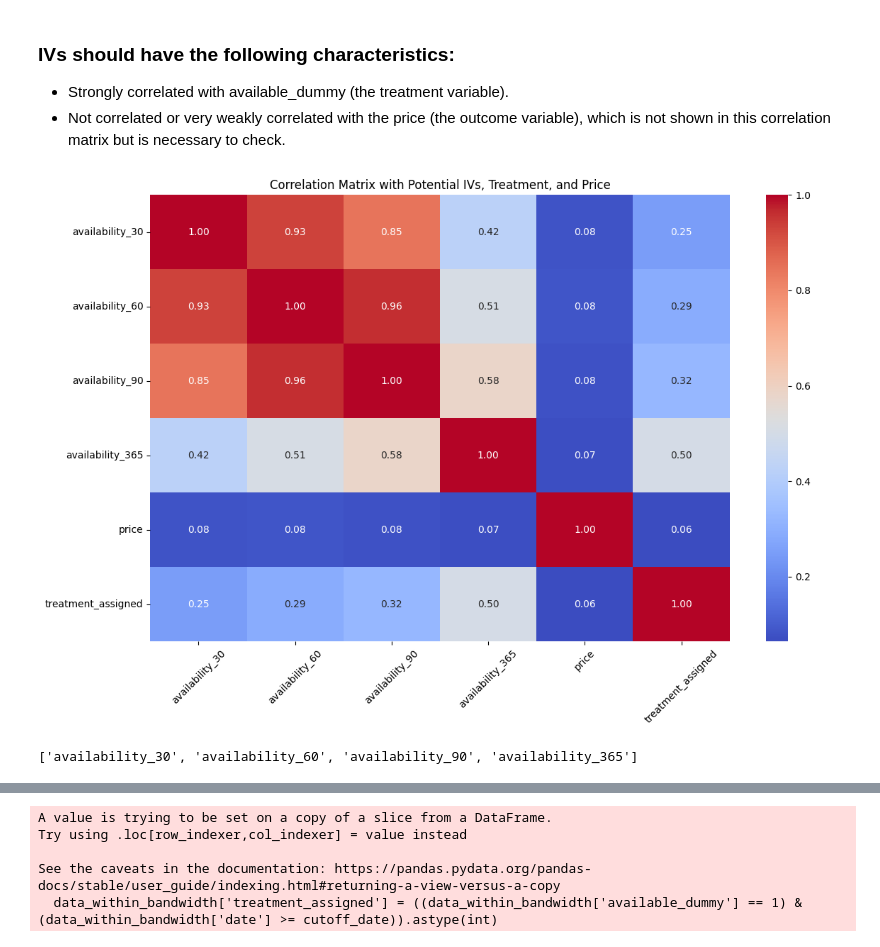
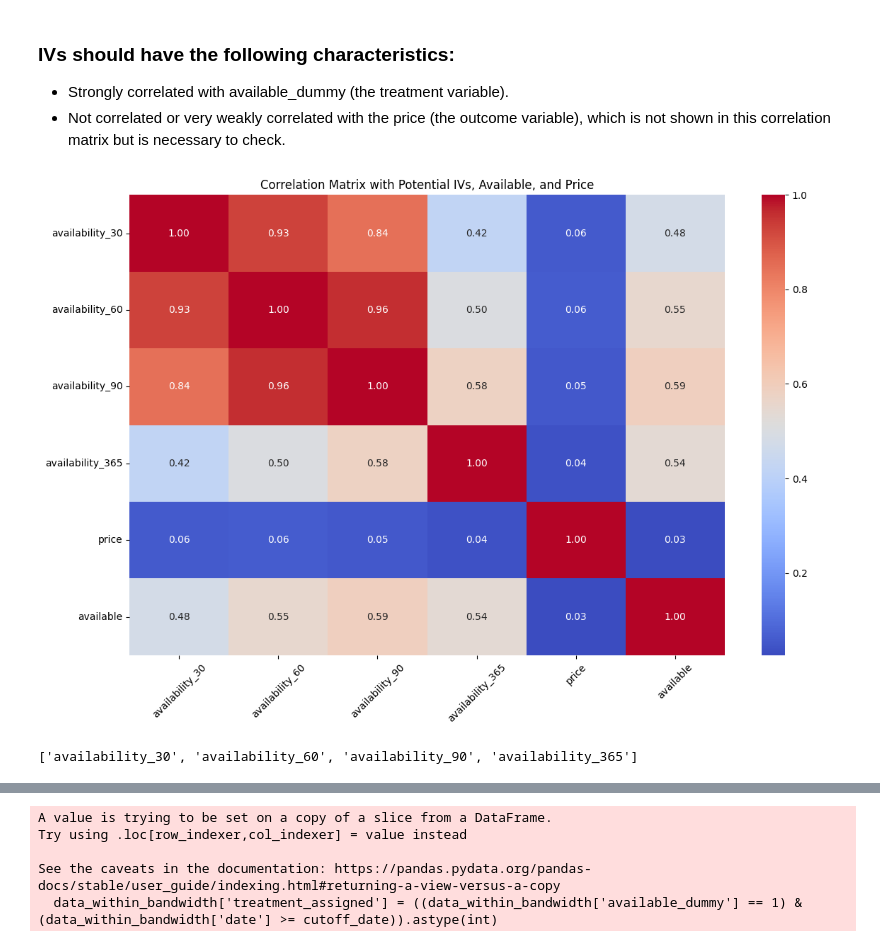
Before and after one commit to RyanPiao/Collusion-and-Algorithmic-Pricing, a Jupyter notebook: fuzzy_rdd_boston.ipynb, the cells around one changed output, grey strips where cells are left out. Cells and saved outputs as stored; diff of their text form; code cells hidden in the pictures.

```diff
--- a/fuzzy_rdd_boston.ipynb
+++ b/fuzzy_rdd_boston.ipynb
@@ -252,18 +382,14 @@ The `ci` parameter is deprecated. Use `errorbar=None` for the same effect.
 # %%
-import pandas as pd
-import matplotlib.pyplot as plt
-import seaborn as sns
-
-data['price_smoothed'] = data.groupby('available_dummy')['price'].transform(lambda x: x.rolling(7, center=True).mean())
+data['price_smoothed'] = data.groupby('available')['price'].transform(lambda x: x.rolling(14, center=True).mean())
 
 # Plotting
 plt.figure(figsize=(15, 7))
 
 # Treatment group plot
-sns.lineplot(data=data[data['available_dummy'] == 1], x='date', y='price_smoothed', label='Treatment', ci=None)
+sns.lineplot(data=data[data['available'] == 1], x='date', y='price_smoothed', label='Treatment', ci=None)
 
 # Control group plot
-sns.lineplot(data=data[data['available_dummy'] == 0], x='date', y='price_smoothed', label='Control', ci=None)
+sns.lineplot(data=data[data['available'] == 0], x='date', y='price_smoothed', label='Control', ci=None)
 
 # Highlight the policy change dates
 plt.axvline(x=pd.to_datetime('2023-03-25'), color='green', linestyle='--', lw=2, label='Early Access Start Date')
@@ -273,7 +399,7 @@ plt.axvline(x=pd.to_datetime('2023-05-25'), color='red', linestyle='--', lw=2, l
 plt.legend(title='Group', loc='upper left')
 
 # Title and labels
-plt.title('7 Day Rolling Average Price Trend for Treatment and Control Groups')
+plt.title('Bi-Weekly Rolling Average Price Trend for Treatment and Control Groups')
 plt.xlabel('Date')
 plt.ylabel('pSmoothed PricE')
 
@@ -297,61 +423,29 @@ The `ci` parameter is deprecated. Use `errorbar=None` for the same effect.
 * Strongly correlated with available_dummy (the treatment variable).
 * Not correlated or very weakly correlated with the price (the outcome variable), which is not shown in this correlation matrix but is necessary to check.
 # %%
-import pandas as pd
-import seaborn as sns
-import matplotlib.pyplot as plt
-import category_encoders as ce
-from tqdm import tqdm
-
-# Load the dataset
-file_path = 'cleaned_merged_data.csv'
-data = pd.read_csv(file_path)
-
-# Convert date to datetime and sort the dataframe
-data['date'] = pd.to_datetime(data['date'])
-data.sort_values('date', inplace=True)
-
-# Replace spaces with underscores in categorical column names to avoid spaces in dummy variable names
-data.columns = data.columns.str.replace(' ', '_')
-
-# Identify categorical columns and apply binary encoding
-categorical_cols = data.select_dtypes(include=['object', 'category']).columns.tolist()
-encoder = ce.BinaryEncoder(cols=categorical_cols)
-data_encoded = encoder.fit_transform(data[categorical_cols])
-
-# Concatenate the encoded columns with original data
-data = pd.concat([data.drop(categorical_cols, axis=1), data_encoded], axis=1)
-
-# Define cutoff date and create treatment assignment
-cutoff_date = pd.to_datetime('2023-03-25')
-data['days_from_cutoff'] = (data['date'] - cutoff_date).dt.days
-data['treatment_assigned'] = ((data['available_dummy'] == 1) & (data['date'] >= cutoff_date)).astype(int)
-
 # Exclude non-relevant variables from the correlation matrix
 excluded_vars = ['days_from_cutoff', 'listing_id', 'id', 'price_listing', 'minimum_nights_listing',
-                 'maximum_nights_listing', 'available_dummy', 'available_0', 'available_1']
+                 'maximum_nights_listing']
 all_cols = data.columns.tolist()
 relevant_cols = [col for col in all_cols if col not in excluded_vars]
 
 # Calculate the correlation matrix
 corr_matrix = data[relevant_cols].corr()
 
 # Define thresholds and identify potential IVs
 corr_with_treatment_threshold = 0.2 # Min
 corr_with_price_threshold = 0.1 # Max
-potential_ivs = [col for col in corr_matrix.columns if (col != 'treatment_assigned') and (abs(corr_matrix.loc[col, 'treatment_assigned']) > corr_with_treatment_threshold) and (abs(corr_matrix.loc[col, 'price']) < corr_with_price_threshold)]
+potential_ivs = [col for col in corr_matrix.columns if (col != 'available') and (abs(corr_matrix.loc[col, 'available']) > corr_with_treatment_threshold) and (abs(corr_matrix.loc[col, 'price']) < corr_with_price_threshold)]
 
 # Plot the final correlation matrix heatmap
 plt.figure(figsize=(12, 8))
-sns.heatmap(corr_matrix.loc[potential_ivs + ['price', 'treatment_assigned'], potential_ivs + ['price', 'treatment_assigned']], annot=True, fmt=".2f", cmap='coolwarm')
-plt.title("Correlation Matrix with Potential IVs, Treatment, and Price")
+sns.heatmap(corr_matrix.loc[potential_ivs + ['price', 'available'], potential_ivs + ['price', 'available']], annot=True, fmt=".2f", cmap='coolwarm')
+plt.title("Correlation Matrix with Potential IVs, Available, and Price")
 plt.xticks(rotation=45)
 plt.yticks(rotation=0)
 plt.tight_layout()
 plt.show()
+print(potential_ivs)
 # %% [output]
-[figure, old version]
+[figure, new version]
+['availability_30', 'availability_60', 'availability_90', 'availability_365']
-# %%
-print(potential_ivs)
-# %% [output]
-['availability_30', 'availability_60', 'availability_90', 'availability_365']
```
Also changed, not shown: parts of 21 cells of this notebook.
